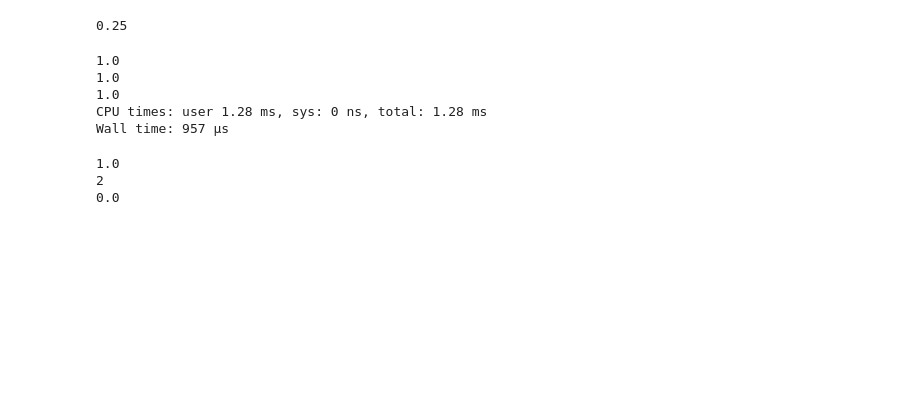
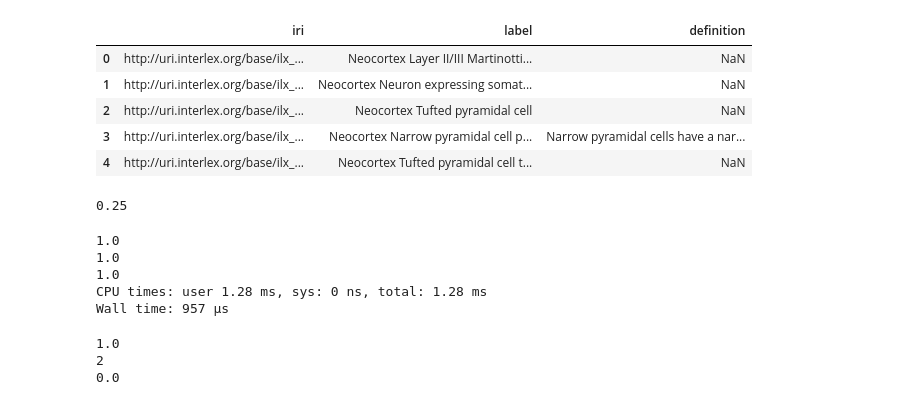
Before and after one commit to tgbugs/pyontutils, a Jupyter notebook: ilxutils/ilx-playground.ipynb, the cells around one changed output. Cells and saved outputs as stored; diff of their text form; code cells hidden in the pictures; blank space fills up the shorter version.

Commit message:
updating for a record

```diff
--- a/ilxutils/ilx-playground.ipynb
+++ b/ilxutils/ilx-playground.ipynb
@@ -1,3 +1,21 @@
+# %%
+import json
+with open('/home/tmsincomb/Desktop/SparcFromIlx.json', 'r') as infile:
+    sparc = json.load(infile)
+    records = [record for entity_record in sparc for record in entity_record.values()]
+
+df = pd.DataFrame(records)[['iri', 'label', 'definition']]
+df
+df.to_csv('/home/tmsincomb/Desktop/SparcFromIlx.csv', index=False, columns=['iri', 'label', 'definition'])
+# %%
+df.head()
+# %% [output]
+|  | iri | label | definition |
+| 0 | http://uri.interlex.org/base/ilx_... | Neocortex Layer II/III Martinotti... | NaN |
+| 1 | http://uri.interlex.org/base/ilx_... | Neocortex Neuron expressing somat... | NaN |
+| 2 | http://uri.interlex.org/base/ilx_... | Neocortex Tufted pyramidal cell | NaN |
+| 3 | http://uri.interlex.org/base/ilx_... | Neocortex Narrow pyramidal cell p... | Narrow pyramidal cells have a nar... |
+| 4 | http://uri.interlex.org/base/ilx_... | Neocortex Tufted pyramidal cell t... | NaN |
 # %%
 import nltk
 
```
Also changed, not shown: parts of 6 cells of this notebook, 1 other file.
